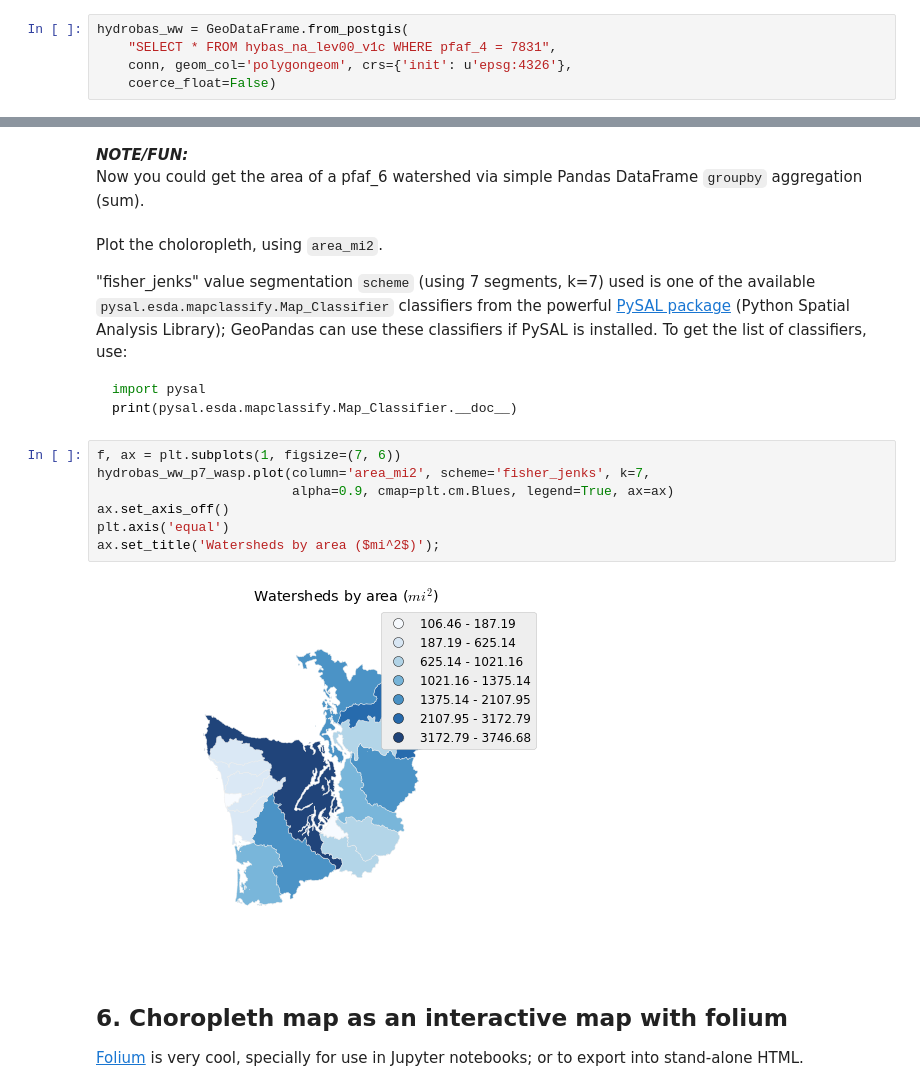
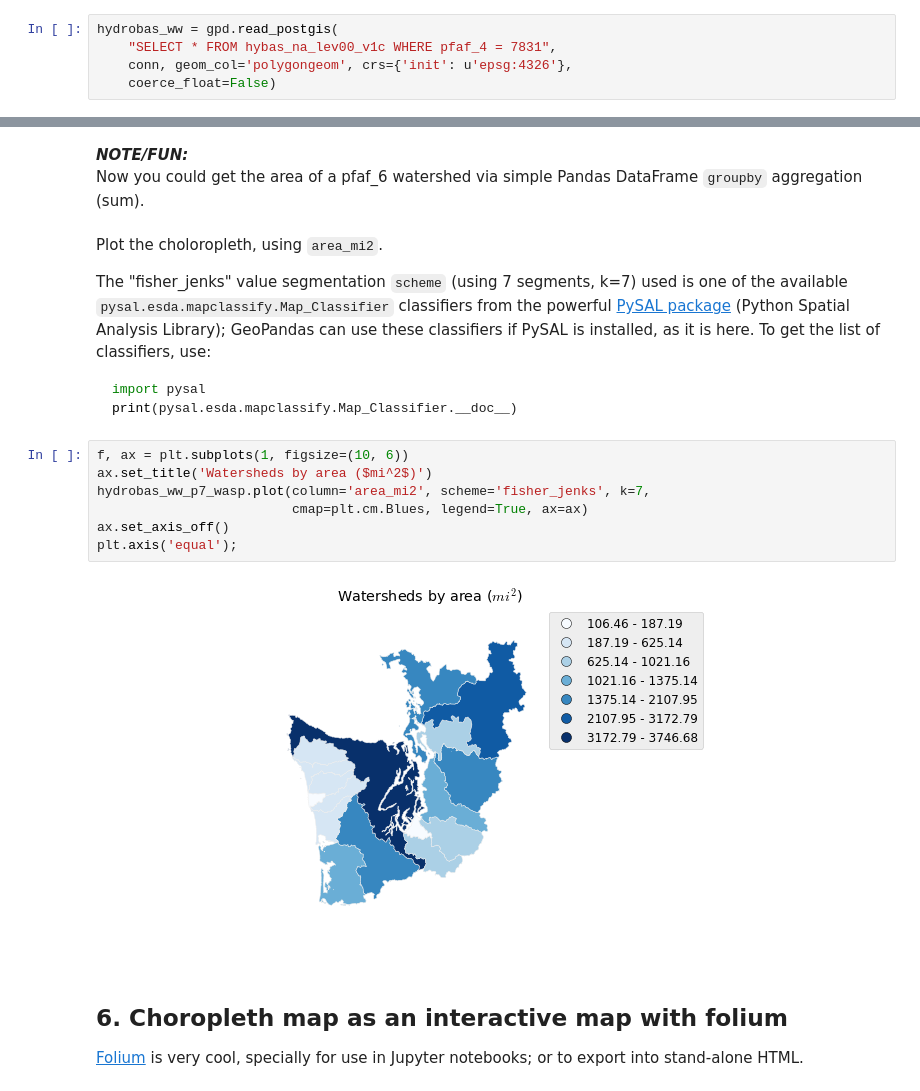
Before and after one commit to geohackweek/tutorial_contents, a Jupyter notebook: vector/notebooks/geopandas_advanced.ipynb, the cells around one changed output, grey strips where cells are left out. Cells and saved outputs as stored; diff of their text form.

````diff
--- a/vector/notebooks/geopandas_advanced.ipynb
+++ b/vector/notebooks/geopandas_advanced.ipynb
@@ -50,7 +52,7 @@ with open(os.path.join(data_pth, "db.json")) as f:
 # %%
 conn = psycopg2.connect(**db_conn_dict)
 # %%
-hydrobas_ww = GeoDataFrame.from_postgis(
+hydrobas_ww = gpd.read_postgis(
     "SELECT * FROM hybas_na_lev00_v1c WHERE pfaf_4 = 7831",
     conn, geom_col='polygongeom', crs={'init': u'epsg:4326'},
     coerce_float=False)
@@ -186,20 +181,20 @@ Now you could get the area of a pfaf_6 watershed via simple Pandas DataFrame `gr
 # %% [markdown]
 Plot the choloropleth, using `area_mi2`.
 
-"fisher_jenks" value segmentation `scheme` (using 7 segments, k=7) used is one of the available `pysal.esda.mapclassify.Map_Classifier` classifiers from the powerful [PySAL package](http://pysal.github.io) (Python Spatial Analysis Library); GeoPandas can use these classifiers if PySAL is installed. To get the list of classifiers, use:
+The "fisher_jenks" value segmentation `scheme` (using 7 segments, k=7) used is one of the available `pysal.esda.mapclassify.Map_Classifier` classifiers from the powerful [PySAL package](http://pysal.github.io) (Python Spatial Analysis Library); GeoPandas can use these classifiers if PySAL is installed, as it is here. To get the list of classifiers, use:
 ```python
 import pysal
 print(pysal.esda.mapclassify.Map_Classifier.__doc__)
 ```
 # %%
-f, ax = plt.subplots(1, figsize=(7, 6))
+f, ax = plt.subplots(1, figsize=(10, 6))
+ax.set_title('Watersheds by area ($mi^2$)')
 hydrobas_ww_p7_wasp.plot(column='area_mi2', scheme='fisher_jenks', k=7,
-                         alpha=0.9, cmap=plt.cm.Blues, legend=True, ax=ax)
+                         cmap=plt.cm.Blues, legend=True, ax=ax)
 ax.set_axis_off()
-plt.axis('equal')
-ax.set_title('Watersheds by area ($mi^2$)');
+plt.axis('equal');
 # %% [output]
-[figure, old version]
+[figure, new version]
 # %% [markdown]
 ## 6. Choropleth map as an interactive map with folium
 [Folium](https://github.com/python-visualization/folium) is very cool, specially for use in Jupyter notebooks; or to export into stand-alone HTML.
````
Also changed, not shown: parts of 34 cells of this notebook, 1 other file.
